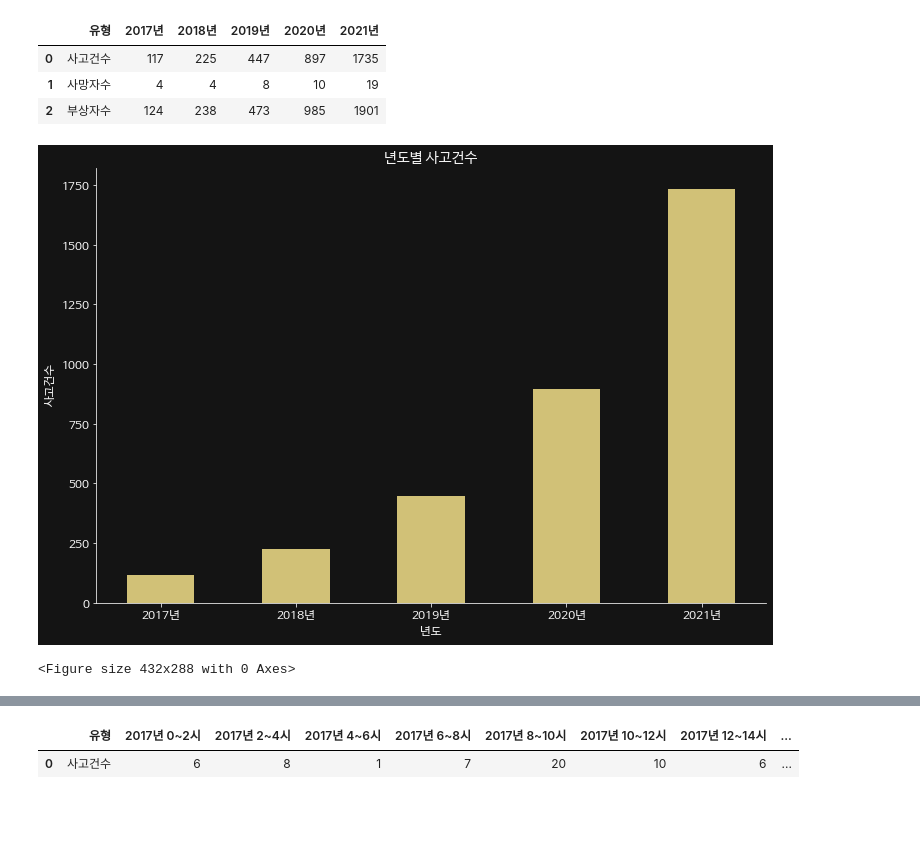
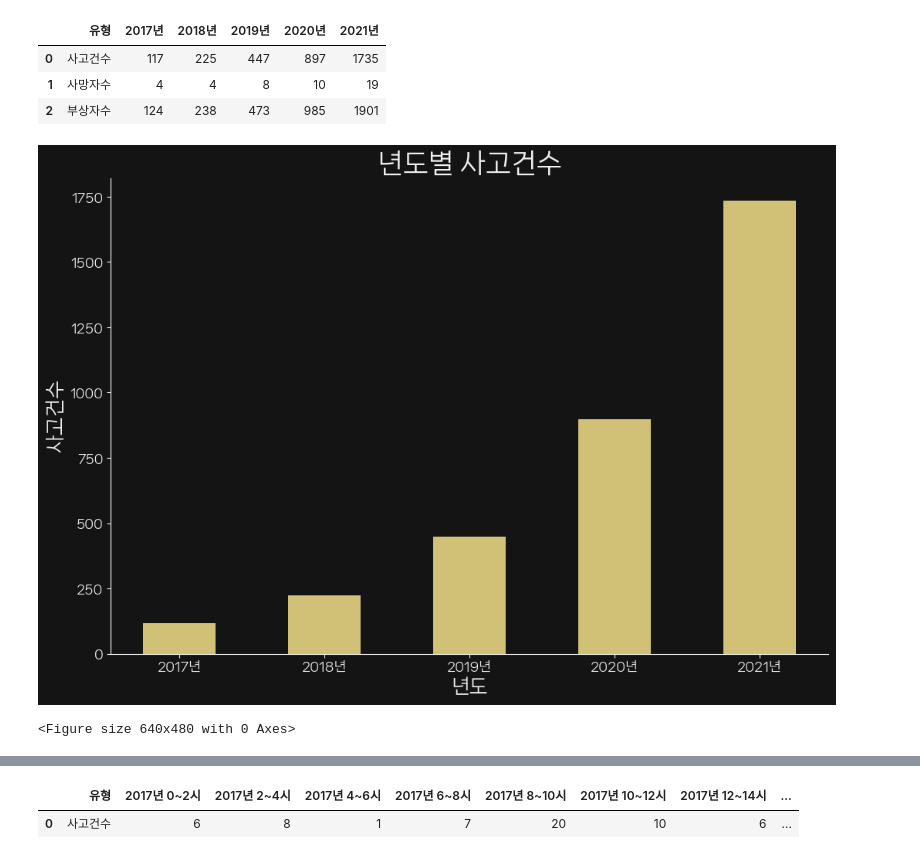
Before and after one commit to choidongjune/uos2022_big_data_contest, a Jupyter notebook: 임재성/PM_final_.ipynb, the cells around one changed output, grey strips where cells are left out. Drawn from its saved outputs; the diff is of its cells as text; code cells hidden in the pictures; blank space fills up the shorter version.

```diff
--- a/임재성/PM_final_.ipynb
+++ b/임재성/PM_final_.ipynb
@@ -6,14 +0,0 @@ Requirement already satisfied: xlrd==1.2.0 in /usr/local/lib/python3.7/dist-pack
-# %%
-%matplotlib inline
-
-import matplotlib as mpl
-import matplotlib.pyplot as plt
-import matplotlib.font_manager as fm
-
-!apt-get update -qq
-!apt-get install fonts-nanum* -qq
-
-path = '/usr/share/fonts/truetype/nanum/NanumBarunGothic.ttf'
-font_name = fm.FontProperties(fname=path, size=10).get_name()
-print(font_name)
-plt.rc('font', family=font_name)
@@ -29,8 +4,12 @@ import pandas as pd
+# %%
+import matplotlib as mpl
+mpl.rcParams['font.family'] = 'NanumSquare Neo Regular'
+mpl.rcParams['font.size'] = 12
 # %%
 # local_file_path : 로컬 파일 경로
 local_file_path = '../data/월별 교통사고.xls'
 colab_file_path =  '/content/gdrive/My Drive/빅데이터경진대회/월별 교통사고.xls'
-file_path = colab_file_path
+file_path = local_file_path
 
 df_pm_raw = pd.read_excel(file_path)
 # %%
@@ -117,7 +96,7 @@ labels = ["2017년", "2018년", "2019년", "2020년", "2021년"]
 #사고건수 plot
 plt.figure(figsize = (12,8), facecolor = "#141414")
 plt.rcParams['axes.facecolor'] = '#141414'
-plt.rcParams['axes.edgecolor'] = '#f2f2f2'
+plt.rcParams['axes.edgecolor'] = '#141414'
 plt.rcParams['xtick.color'] = '#f2f2f2'
 plt.rcParams['ytick.color'] = '#f2f2f2'
 
@@ -128,10 +107,12 @@ plt.rc('ytick', labelsize=12)  # y축 눈금 폰트 크기
 plt.rc('legend', fontsize=12)  # 범례 폰트 크기
 plt.rc('figure', titlesize=25) # figure title 폰트 크기
 
+
+
 plt.stackplot(x, y,labels = labels, colors = [ '#D1C177', '#F0EAD1', '#EDDA87', '#6E6B5F', '#BAAB6A'])
 plt.xlabel('월', color = '#f2f2f2')
 plt.ylabel('사고건수', color ='#f2f2f2')
-plt.title('월별 사고건수', fontsize = 15, color = '#f2f2f2')
+plt.title('월별 사고건수', fontsize = 25, color = '#f2f2f2')
 
 colors = ['#f2f2f2', '#f2f2f2', '#f2f2f2', '#f2f2f2', '#f2f2f2']
 leg = plt.legend(loc = 'upper left', frameon = True, shadow = True)
@@ -252,33 +233,33 @@ df_pm_year
 # %%
 #연도별 사고건수 plot
 x = ["2017년", "2018년", "2019년", "2020년", "2021년"]
 y = df_pm_year.iloc[0:1, 1:].values.tolist()[0]
 
 plt.figure(figsize = (12,8), facecolor = "#141414")
 plt.rcParams['axes.facecolor'] = '#141414'
 plt.rcParams['axes.edgecolor'] = '#f2f2f2'
 plt.rcParams['xtick.color'] = '#f2f2f2'
 plt.rcParams['ytick.color'] = '#f2f2f2'
 plt.gca().spines['right'].set_visible(False)
 plt.gca().spines['top'].set_visible(False)
 
 plt.rc('font', size=12)        # 기본 폰트 크기
 plt.rc('axes', labelsize=18)   # x,y축 label 폰트 크기
 plt.rc('xtick', labelsize=12)  # x축 눈금 폰트 크기
 plt.rc('ytick', labelsize=12)  # y축 눈금 폰트 크기
 plt.rc('figure', titlesize=25) # figure title 폰트 크기
 
 plt.bar(x, y, width = 0.5, color = "#d1c177",  linewidth = 0.5)
-plt.xlabel('년도', color = '#f2f2f2')
-plt.ylabel('사고건수', color = '#f2f2f2')
-plt.title('년도별 사고건수', color = '#f2f2f2')
+plt.xlabel('년도', color = '#f2f2f2', fontsize=18)
+plt.ylabel('사고건수', color = '#f2f2f2', fontsize=18)
+plt.title('년도별 사고건수', color = '#f2f2f2', fontsize=25)
 plt.show()
 plt.tight_layout()
 
 #plt.savefig('status of accidents by year.png')
 # %% [output]
-[figure, old version]
+[figure, new version]
-<Figure size 432x288 with 0 Axes>
+<Figure size 640x480 with 0 Axes>
 # %%
 #연도별 사망자수 plot
 x = ["2017", "2018", "2019", "2020", "2021"]
```
Also changed, not shown: parts of 16 cells of this notebook.
